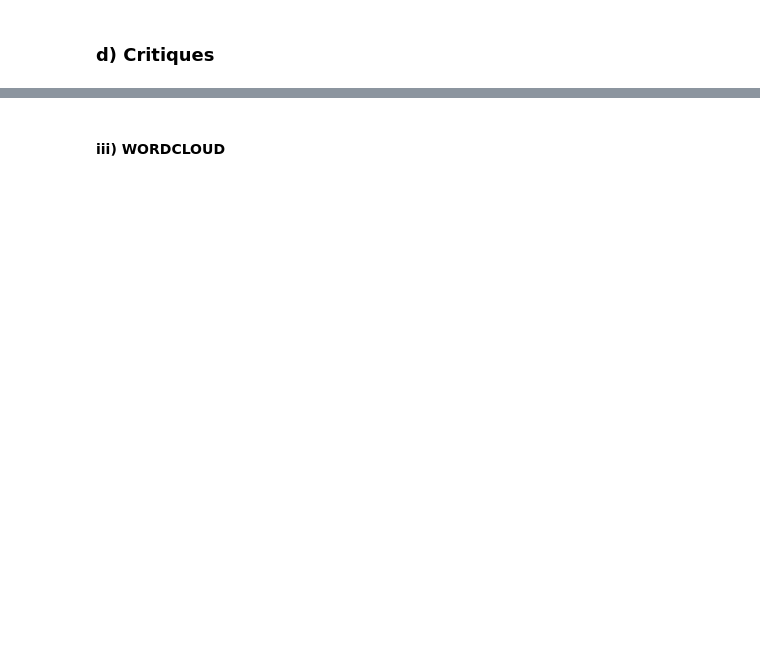
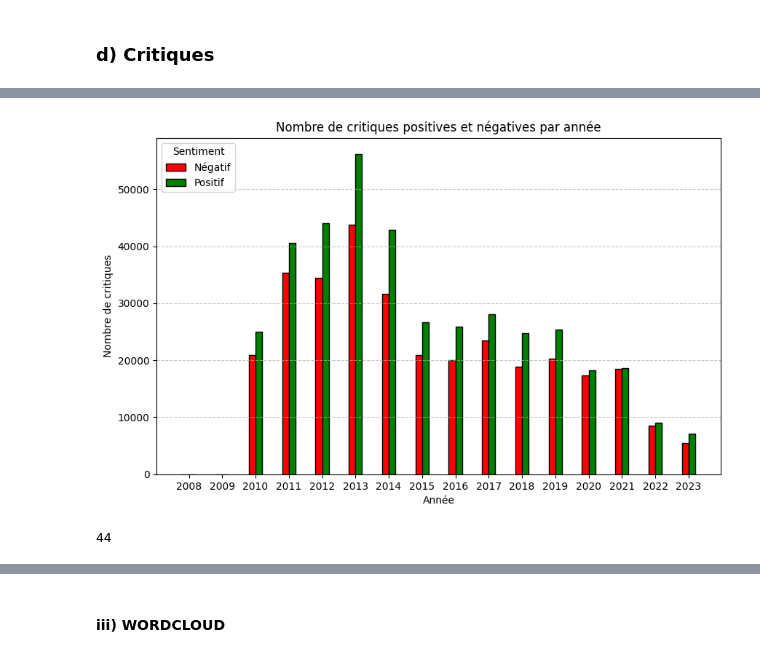
Before and after one commit to mass2330/python_ds_film, a Jupyter notebook: notebook_final.ipynb, the cells around one changed output, grey strips where cells are left out. Saved outputs shown, nothing was run; the diff lists cells and outputs as text; code cells hidden in the pictures; blank space fills up the shorter version.

```diff
--- a/notebook_final.ipynb
+++ b/notebook_final.ipynb
@@ -1778,0 +1770,34 @@ NameError: name 'df_critiques' is not defined
+# %%
+
+
+# Créer un DataFrame pivot pour obtenir le nombre de critiques par année et par sentiment
+pivot_df = df_critiques_modif.pivot_table(index='Année', columns='Polarité_réelle', aggfunc='size', fill_value=0)
+
+pivot_df.columns = ['Negatif', 'Positif']
+
+# Définir la largeur des barres et l'espacement entre les groupes
+bar_width = 0.2 # Ajustez selon vos préférences
+bar_space = 0.2  # Ajustez selon vos préférences
+
+# Créer un graphique en barres groupées avec l'espacement
+plt.figure(figsize=(10, 6))
+bar_positions_negatif = pivot_df.index - bar_space / 2
+bar_positions_positif = pivot_df.index + bar_space / 2
+
+plt.bar(bar_positions_negatif, pivot_df['Negatif'], width=bar_width, edgecolor='black', color='red', label='Négatif')
+plt.bar(bar_positions_positif, pivot_df['Positif'], width=bar_width, edgecolor='black', color='green', label='Positif')
+
+plt.title('Nombre de critiques positives et négatives par année')
+plt.xlabel('Année')
+plt.ylabel('Nombre de critiques')
+plt.xticks(pivot_df.index)
+plt.legend(title='Sentiment', loc='upper left')
+plt.grid(axis='y', linestyle='--', alpha=0.7)
+plt.show()
+# %% [output]
+[figure, added]
+# %%
+index_colonne = merged_df.columns.get_loc("Western")
+index_colonne
+# %% [output]
+44
```
Also changed, not shown: parts of 22 cells of this notebook, 1 other file.
